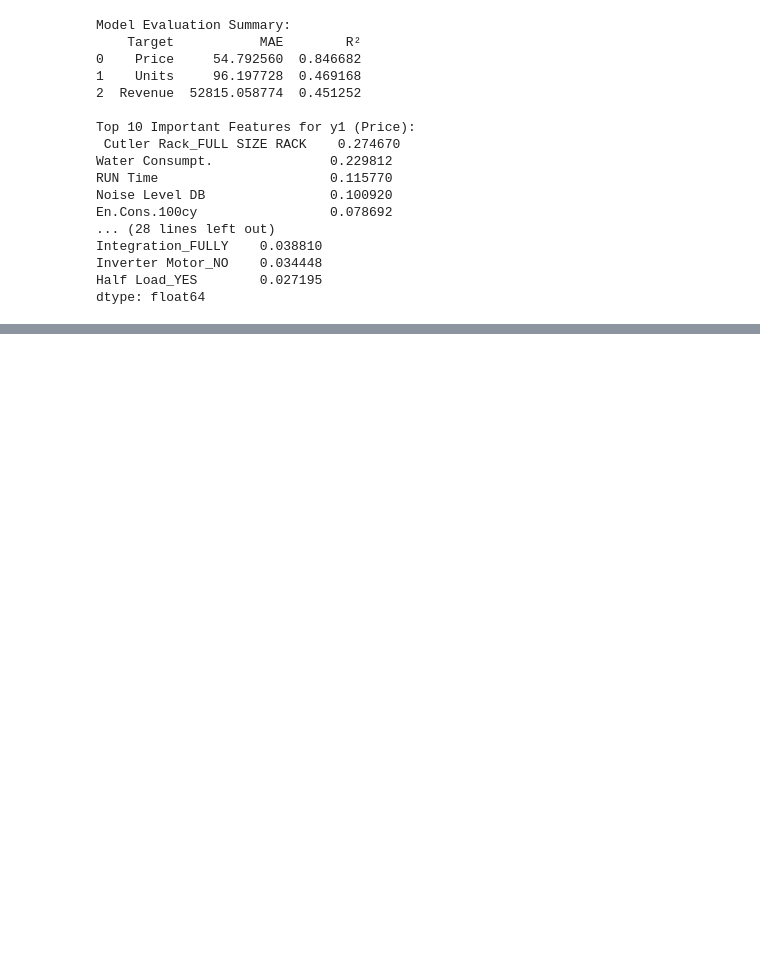
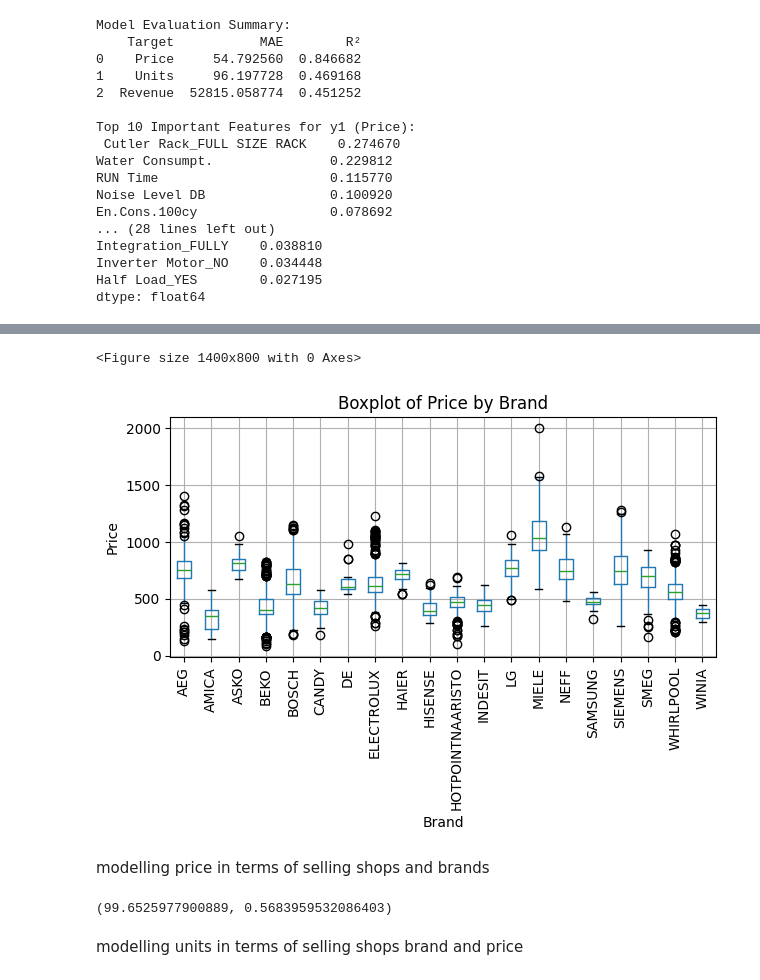
Before and after one commit to korkutanapa/stat571, a Jupyter notebook: stat571_project.ipynb, the cells around one changed output, grey strips where cells are left out. Saved outputs shown, nothing was run; the diff lists cells and outputs as text; code cells hidden in the pictures; blank space fills up the shorter version.

```diff
--- a/stat571_project.ipynb
+++ b/stat571_project.ipynb
@@ -515,0 +768,52 @@ dtype: float64
+# %%
+# Plot a boxplot of price grouped by brand
+plt.figure(figsize=(14, 8))
+df.boxplot(column='Price', by='Brand', rot=90)
+plt.title('Boxplot of Price by Brand')
+plt.suptitle('')  # Remove the default suptitle
+plt.xlabel('Brand')
+plt.ylabel('Price')
+plt.grid(True)
+plt.tight_layout()
+plt.show()
+# %% [output]
+<Figure size 1400x800 with 0 Axes>
+[figure, added]
+# %% [markdown]
+modelling price in terms of selling shops and brands
+# %%
+from sklearn.linear_model import LinearRegression
+from sklearn.model_selection import train_test_split
+from sklearn.preprocessing import OneHotEncoder
+from sklearn.pipeline import make_pipeline
+from sklearn.compose import ColumnTransformer
+from sklearn.metrics import mean_absolute_error, r2_score
+
+# Prepare feature matrix X and target vector y
+X = df[['Selling Shops', 'Brand']]
+y = df['Price']
+
+# Define preprocessing: One-hot encode 'Brand'
+preprocessor = ColumnTransformer(transformers=[
+    ('cat', OneHotEncoder(handle_unknown='ignore'), ['Brand'])
+], remainder='passthrough')  # Keep 'Selling Shops' as is
+
+from xgboost import XGBRegressor
+
+# Create XGBoost pipeline with same preprocessing
+xgb_model = make_pipeline(preprocessor, XGBRegressor(objective='reg:squarederror', random_state=42))
+# Split data
+X_train, X_test, y_train, y_test = train_test_split(X, y, test_size=0.2, random_state=42)
+# Train XGBoost model
+xgb_model.fit(X_train, y_train)
+
+# Predict and evaluate
+y_pred_xgb = xgb_model.predict(X_test)
+mae_xgb = mean_absolute_error(y_test, y_pred_xgb)
+r2_xgb = r2_score(y_test, y_pred_xgb)
+
+mae_xgb, r2_xgb
+# %% [output]
+(99.6525977900889, 0.5683959532086403)
+# %% [markdown]
+modelling units in terms of selling shops brand and price
```
Also changed, not shown: parts of 28 cells of this notebook.
